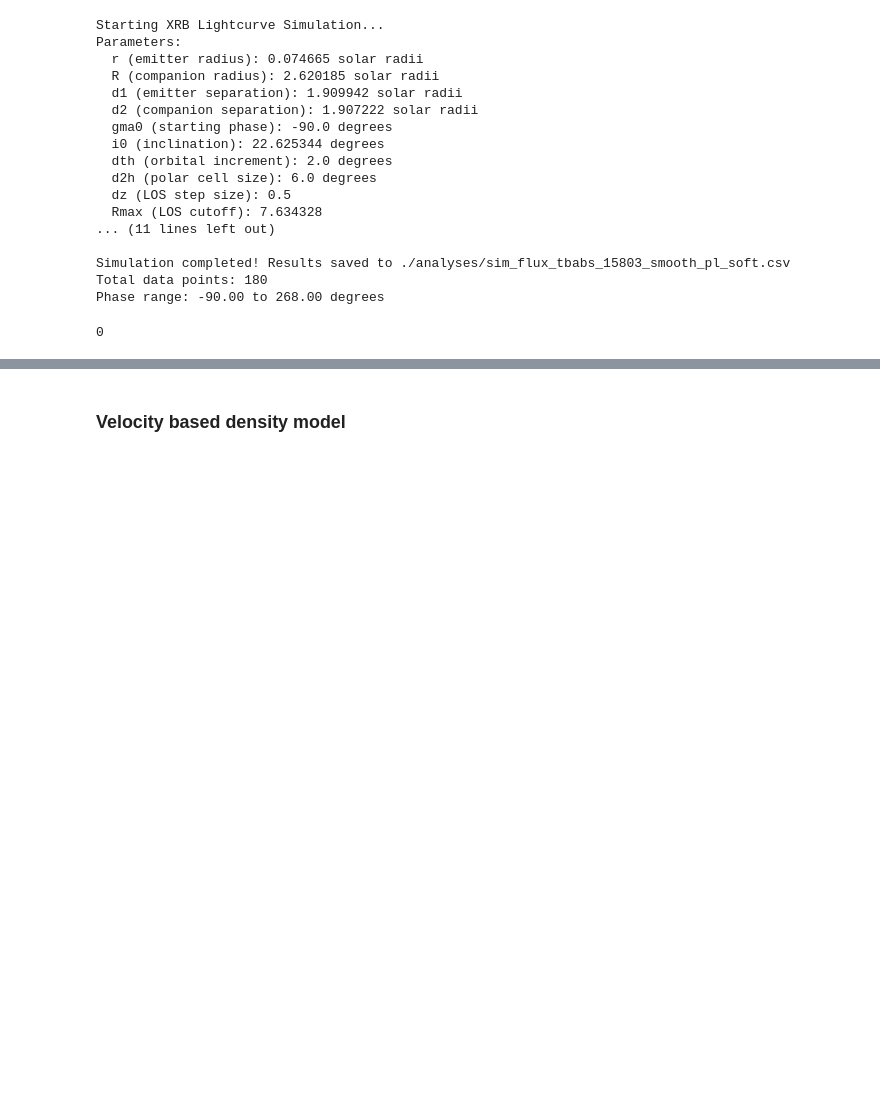
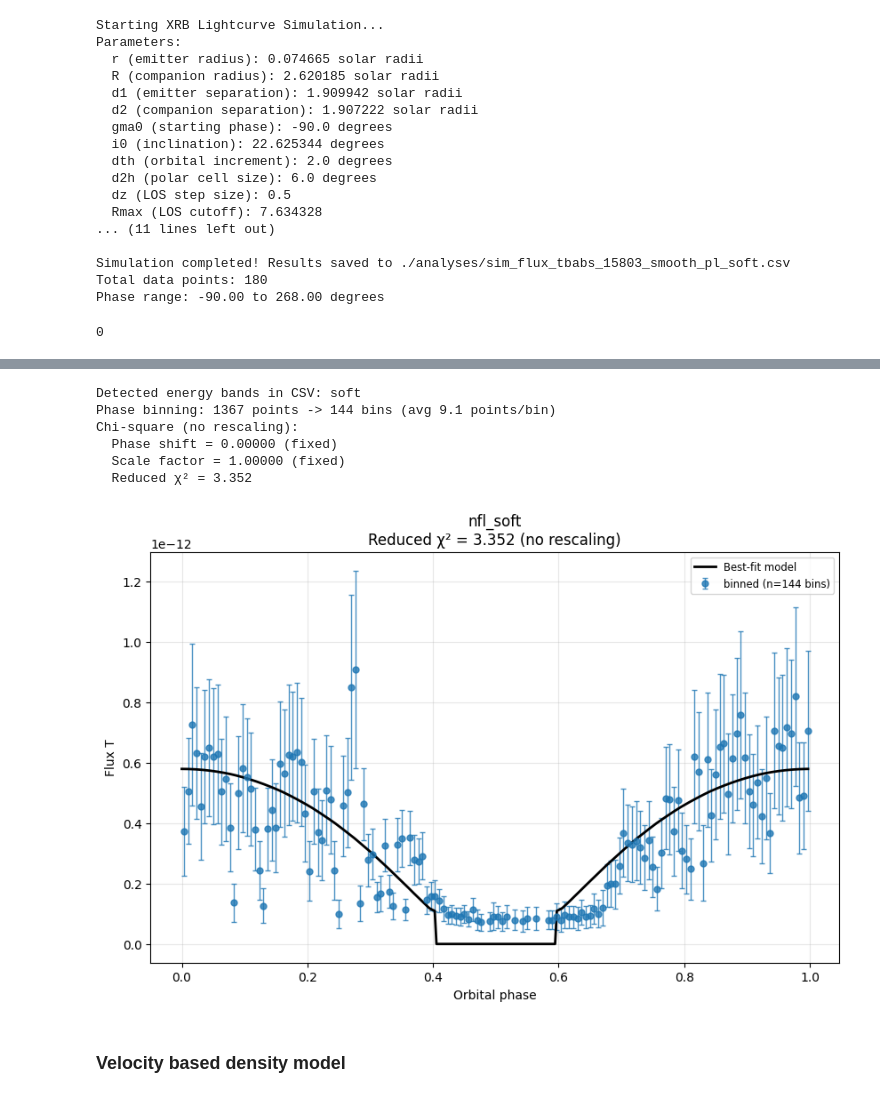
Before and after one commit to Ruchit10/XRB_LightCurve, a Jupyter notebook: xrb_toy_wind_models.ipynb, the cells around one changed output, grey strips where cells are left out. Cells and saved outputs as stored; diff of their text form; code cells hidden in the pictures; blank space fills up the shorter version.

Commit message:
Adapt MCMC to use new wind models with free wind parameters in the chain

```diff
--- a/xrb_toy_wind_models.ipynb
+++ b/xrb_toy_wind_models.ipynb
@@ -22,13 +23,13 @@ from xspec import (
 # Plot soft band LC
 obs_column = "flux_t"
 time_column = "t_raw"
-df = load_data("./data/IC_10_X1_LC_CIAO/soft/single", obs_column = obs_column, time_column = time_column)
-n_before = len(df)
-df = df[(df['rate'] != 0) & (df['rate'].notna())].reset_index(drop=True)
-n_removed = n_before - len(df)
+data = load_data("./data/IC_10_X1_LC_CIAO/soft/single", obs_column = obs_column, time_column = time_column)
+n_before = len(data)
+data_df = data[(data['rate'] != 0) & (data['rate'].notna())].reset_index(drop=True)
+n_removed = n_before - len(data_df)
 if n_removed > 0:
-    print(f"Removed {n_removed} zero/NaN flux data points ({len(df)} remaining)")
-plot_phase(df, None, obs_column_name = obs_column)
+    print(f"Removed {n_removed} zero/NaN flux data points ({len(data_df)} remaining)")
+plot_phase(data_df, None, obs_column_name = obs_column)
 # %% [output]
 Loading 1 observation file(s) from ./data/IC_10_X1_LC_CIAO/soft/single
 Removed 131 zero/NaN flux data points (1367 remaining)
@@ -106,6 +85,51 @@ Chi-square (no rescaling):
   Scale factor = 1.00000 (fixed)
   Reduced χ² = 3.389
 [figure]
+# %%
+# Trying different shapes of smooth powerlaw
+wind_params = {"Rb": 7, "p": 3, "Delta": 1}
+sim_df = simulate_lightcurve(
+        r=0.074665,
+        R=2.620185,
+        d1=2.23,
+        d2=1.70,
+        gma0=-90,
+        i0=22,
+        dth=1,
+        d2h=6,
+        dz=0.5,
+        verbose=False,
+        n_jobs=7,
+        flux_method="interpolate",
+        flux_csv_path="./analyses/flux_vs_nH_tbabs_15803_soft.csv",
+        flux_type="erg",
+        lam=0.533545,
+        Rmax=None,
+        converge_rmax=True,
+        wind_model="smooth_pl",
+        wind_params=wind_params,
+    )
+df = phase_bin_data(
+    data_df,
+    n_bins=150,
+    min_points_per_bin=5,
+    rate_column='rate',
+    error_column='error',
+    verbose=True
+)
+is_binned = True
+sim_columns = detect_flux_columns(sim_df)
+shift, scale, chi2 = fit_simulation(df, sim_df, sim_columns[0], rescale=False)
+plot_phase(df, None, sim_df, shift, scale, sim_columns[0], chi2,
+            rescaled=False, obs_column_name=obs_column, is_binned=is_binned)
+# %% [output]
+Detected energy bands in CSV: soft
+Phase binning: 1367 points -> 144 bins (avg 9.1 points/bin)
+Chi-square (no rescaling):
+  Phase shift = 0.00000 (fixed)
+  Scale factor = 1.00000 (fixed)
+  Reduced χ² = 3.352
+[figure, added]
 # %% [markdown]
 ### Velocity based density model
 # %%
```
Also changed, not shown: parts of 4 cells of this notebook, 1 other file.
